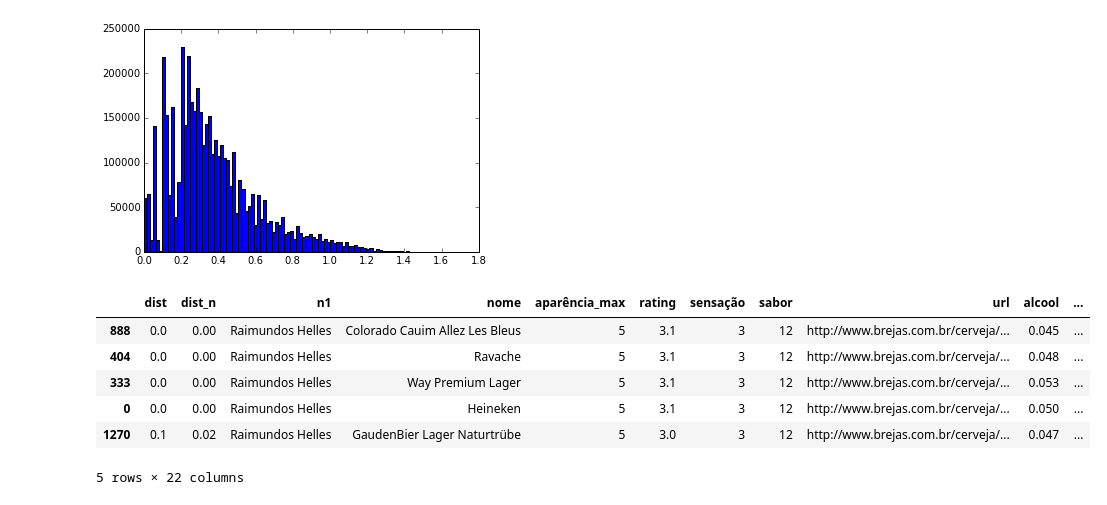
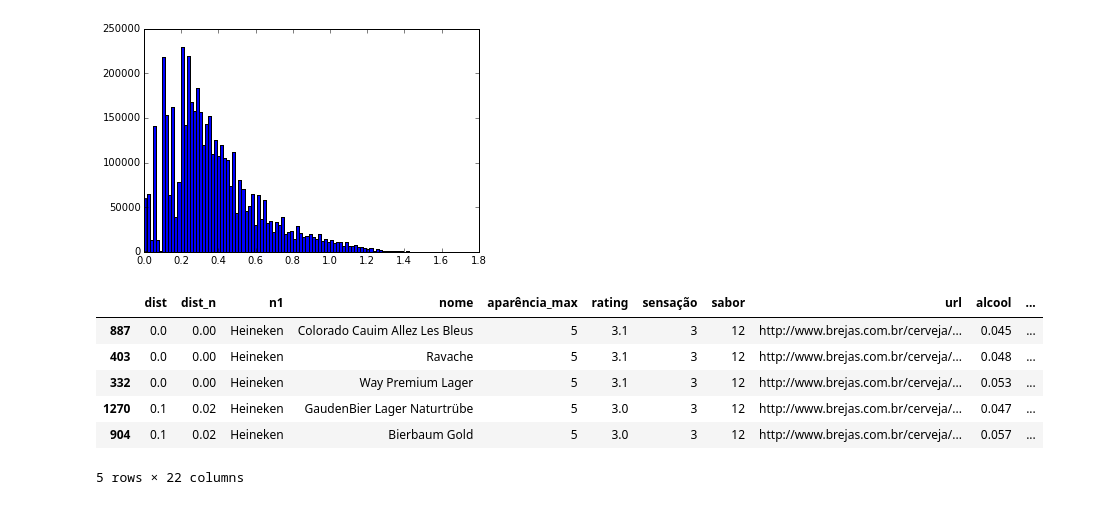
Before and after one commit to wilsonfreitas/wilsonfreitas.github.io, a Jupyter notebook: content/brejas.ipynb, the cells around one changed output. Cells and saved outputs as stored; diff of their text form; code cells hidden in the pictures.

```diff
--- a/content/brejas.ipynb
+++ b/content/brejas.ipynb
@@ -127,16 +127,16 @@ n1 = [p[0] for p in beer_pairs]
 n2 = [p[1] for p in beer_pairs]
 simi = pd.DataFrame({'n1': n1, 'nome': n2, 'dist': dist, 'dist_n': dist_n})
 # %%
-x = simi[simi.n1 == 'Raimundos Helles']
+x = simi[simi.n1 == 'Heineken']
 x[x.dist_n == 0]
 
 y = pd.merge(x, brejas, on='nome').sort('rating_count', ascending=False)
 y[y.estilo == "Premium American Lager"].sort(['dist_n', 'rating_count']).head()
 # %% [output]
 |  | dist | dist_n | n1 | nome | aparência_max | rating | sensação | sabor | url | alcool | ... |
-| 888 | 0.0 | 0.00 | Raimundos Helles | Colorado Cauim Allez Les Bleus | 5 | 3.1 | 3 | 12 | http://www.brejas.com.br/cerveja/... | 0.045 | ... |
-| 404 | 0.0 | 0.00 | Raimundos Helles | Ravache | 5 | 3.1 | 3 | 12 | http://www.brejas.com.br/cerveja/... | 0.048 | ... |
-| 333 | 0.0 | 0.00 | Raimundos Helles | Way Premium Lager | 5 | 3.1 | 3 | 12 | http://www.brejas.com.br/cerveja/... | 0.053 | ... |
-| 0 | 0.0 | 0.00 | Raimundos Helles | Heineken | 5 | 3.1 | 3 | 12 | http://www.brejas.com.br/cerveja/... | 0.050 | ... |
-| 1270 | 0.1 | 0.02 | Raimundos Helles | GaudenBier Lager Naturtrübe | 5 | 3.0 | 3 | 12 | http://www.brejas.com.br/cerveja/... | 0.047 | ... |
+| 887 | 0.0 | 0.00 | Heineken | Colorado Cauim Allez Les Bleus | 5 | 3.1 | 3 | 12 | http://www.brejas.com.br/cerveja/... | 0.045 | ... |
+| 403 | 0.0 | 0.00 | Heineken | Ravache | 5 | 3.1 | 3 | 12 | http://www.brejas.com.br/cerveja/... | 0.048 | ... |
+| 332 | 0.0 | 0.00 | Heineken | Way Premium Lager | 5 | 3.1 | 3 | 12 | http://www.brejas.com.br/cerveja/... | 0.053 | ... |
+| 1270 | 0.1 | 0.02 | Heineken | GaudenBier Lager Naturtrübe | 5 | 3.0 | 3 | 12 | http://www.brejas.com.br/cerveja/... | 0.047 | ... |
+| 904 | 0.1 | 0.02 | Heineken | Bierbaum Gold | 5 | 3.0 | 3 | 12 | http://www.brejas.com.br/cerveja/... | 0.057 | ... |
 5 rows × 22 columns
```
Also changed, not shown: 14 other files.
